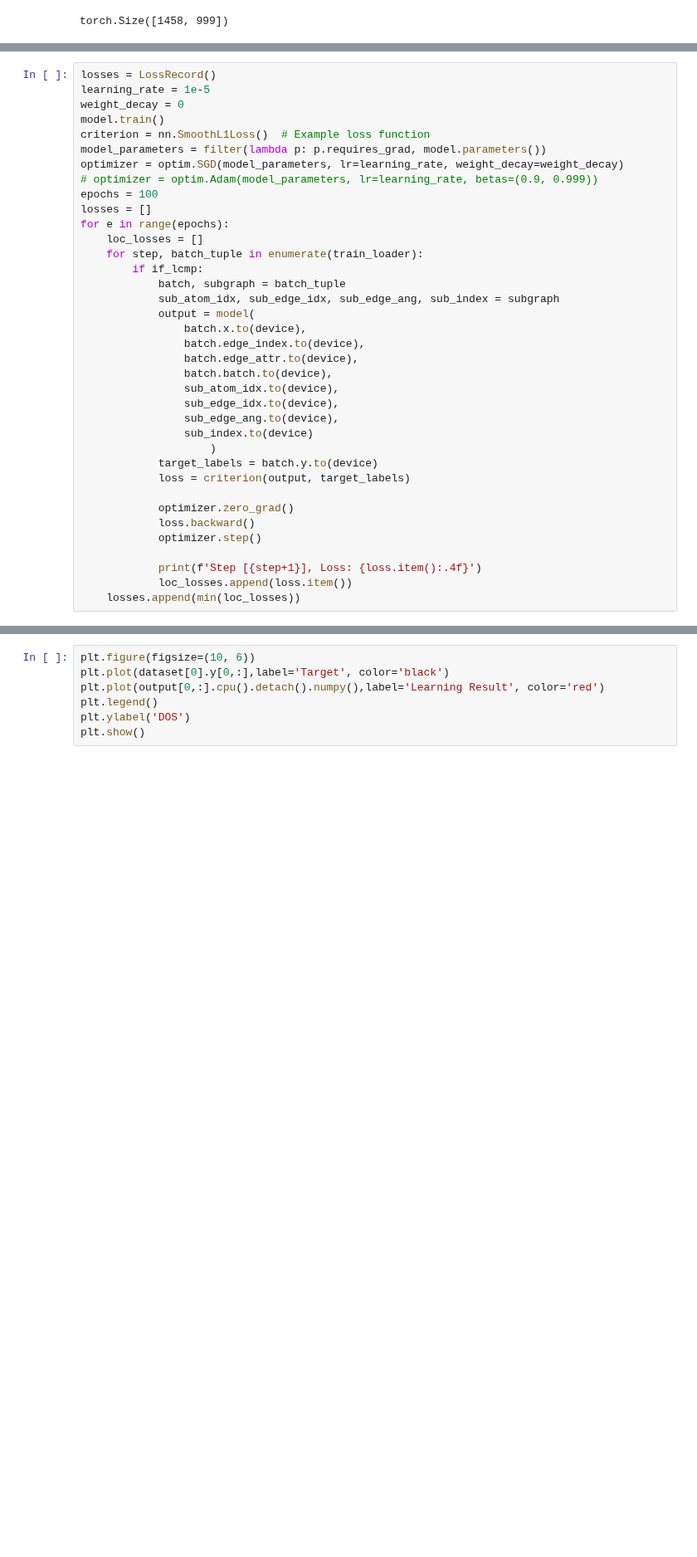
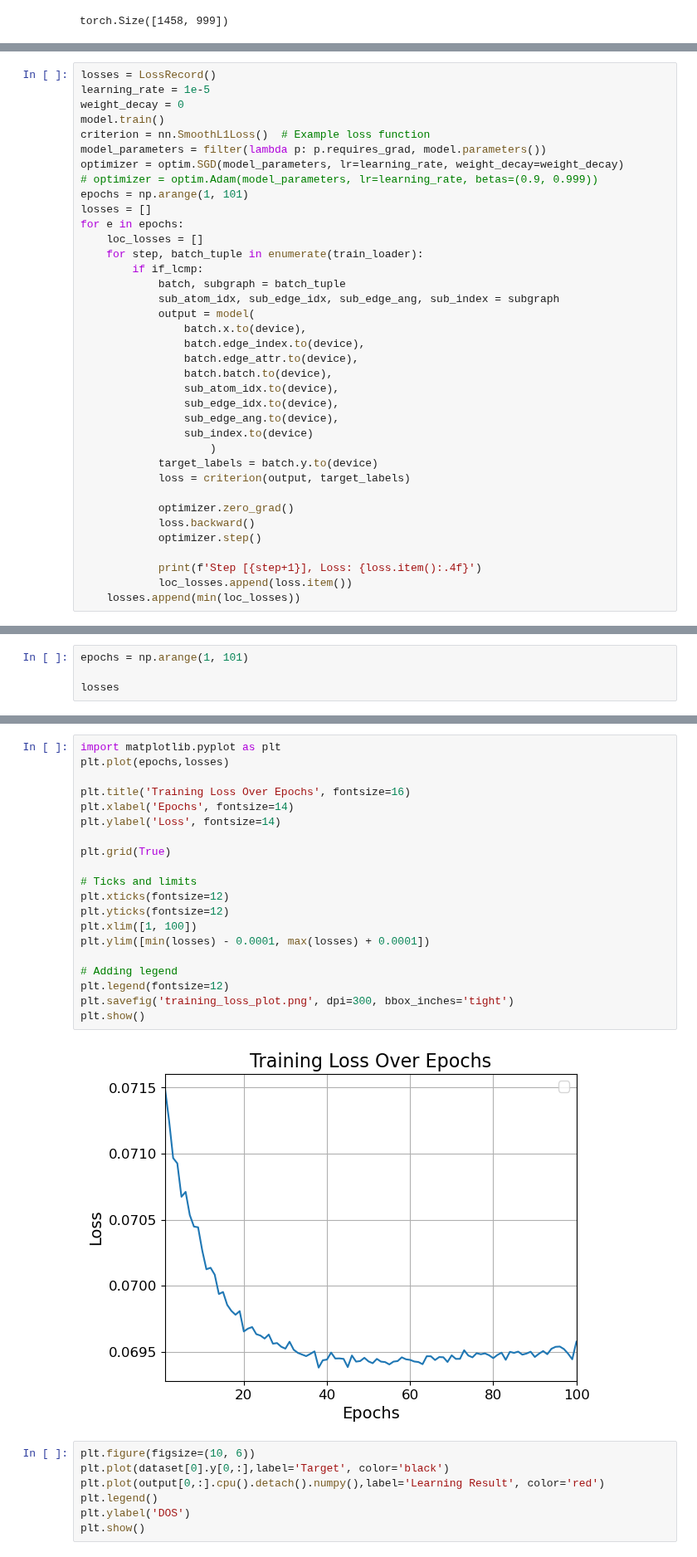
Before and after one commit to AngusHsuPhys/deeph_dev, a Jupyter notebook: DOS_model.ipynb, the cells around one changed output, grey strips where cells are left out. Shown at 83% size. Cells and saved outputs as stored; diff of their text form; blank space fills up the shorter version.

```diff
--- a/DOS_model.ipynb
+++ b/DOS_model.ipynb
@@ -628,9 +628,9 @@ criterion = nn.SmoothL1Loss()  # Example loss function
 model_parameters = filter(lambda p: p.requires_grad, model.parameters())
 optimizer = optim.SGD(model_parameters, lr=learning_rate, weight_decay=weight_decay)
 # optimizer = optim.Adam(model_parameters, lr=learning_rate, betas=(0.9, 0.999))
-epochs = 100
+epochs = np.arange(1, 101)
 losses = []
-for e in range(epochs):
+for e in epochs:
     loc_losses = []
     for step, batch_tuple in enumerate(train_loader):
         if if_lcmp:
@@ -684,0 +659,4 @@ plt.show()
+# %%
+epochs = np.arange(1, 101)
+
+losses
@@ -685,3 +681,25 @@ plt.show()
+# %%
+import matplotlib.pyplot as plt
+plt.plot(epochs,losses)
+
+plt.title('Training Loss Over Epochs', fontsize=16)
+plt.xlabel('Epochs', fontsize=14)
+plt.ylabel('Loss', fontsize=14)
+
+plt.grid(True)
+
+# Ticks and limits
+plt.xticks(fontsize=12)
+plt.yticks(fontsize=12)
+plt.xlim([1, 100])
+plt.ylim([min(losses) - 0.0001, max(losses) + 0.0001])
+
+# Adding legend
+plt.legend(fontsize=12)
+plt.savefig('training_loss_plot.png', dpi=300, bbox_inches='tight')
+plt.show()
+# %% [output]
+[figure, added]
 # %%
 plt.figure(figsize=(10, 6))
 plt.plot(dataset[0].y[0,:],label='Target', color='black')
```
Also changed, not shown: parts of 3 cells of this notebook.
